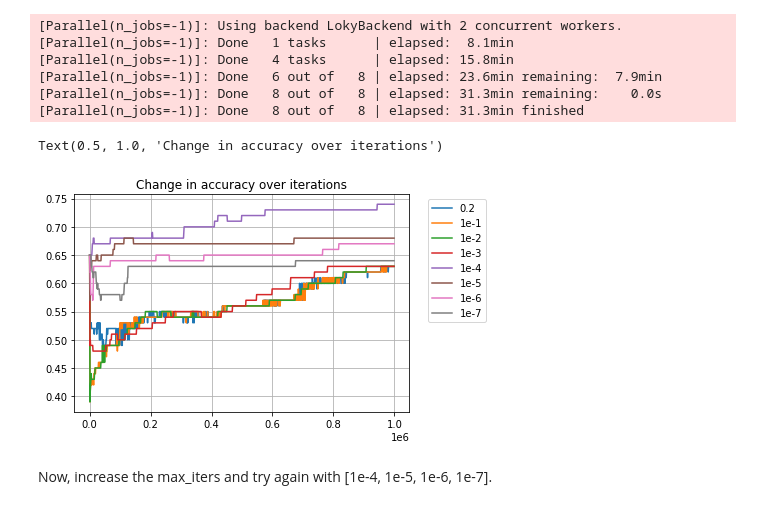
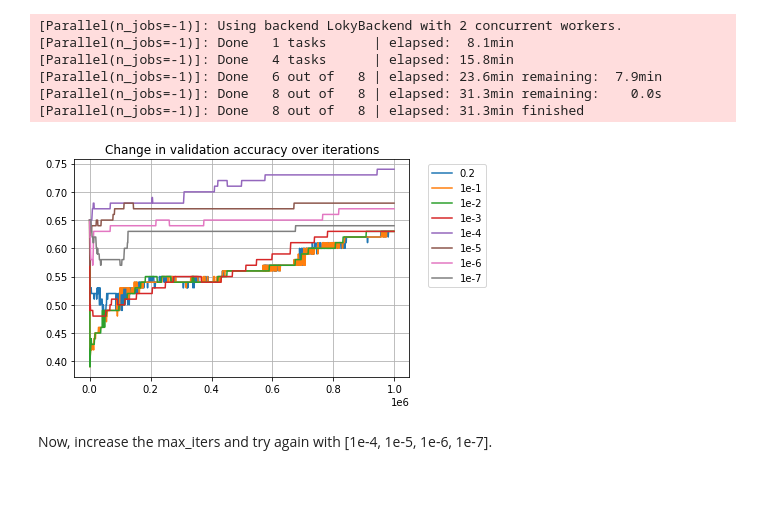
Before and after one commit to felixsimard/comp551-p2, a Jupyter notebook: takuya_part1_1.ipynb, the cells around one changed output. Drawn from its saved outputs; the diff is of its cells as text; code cells hidden in the pictures.

Commit message:
fixed title of the plots

```diff
--- a/takuya_part1_1.ipynb
+++ b/takuya_part1_1.ipynb
@@ -299,16 +299,15 @@ accs_list = Parallel(n_jobs=-1, verbose=10)(delayed(get_acc_list)(i, max_iter, i
 # %%
 # Create plot
 length = len(accs_list[0])
 row = list(range(1, length*itv, itv))
 [plt.plot(row, accs_list[i]) for i in range(len(accs_list))]
 plt.legend(['0.2', '1e-1', '1e-2', '1e-3', '1e-4', '1e-5', '1e-6', '1e-7'],
            bbox_to_anchor=(1.04,1))
 plt.grid()
-plt.title("Change in accuracy over iterations")
+plt.title("Change in validation accuracy over iterations")
 plt.savefig('/content/drive/MyDrive/COMP551/mini2/figures/lrs_compare_max_itrs=1e6.png', bbox_inches="tight")
 # %% [output]
-Text(0.5, 1.0, 'Change in accuracy over iterations')
-[figure, old version]
+[figure, new version]
 # %% [markdown]
 Now, increase the max_iters and try again with [1e-4, 1e-5, 1e-6, 1e-7].
 # %%
```
Also changed, not shown: parts of 1 cell of this notebook.
